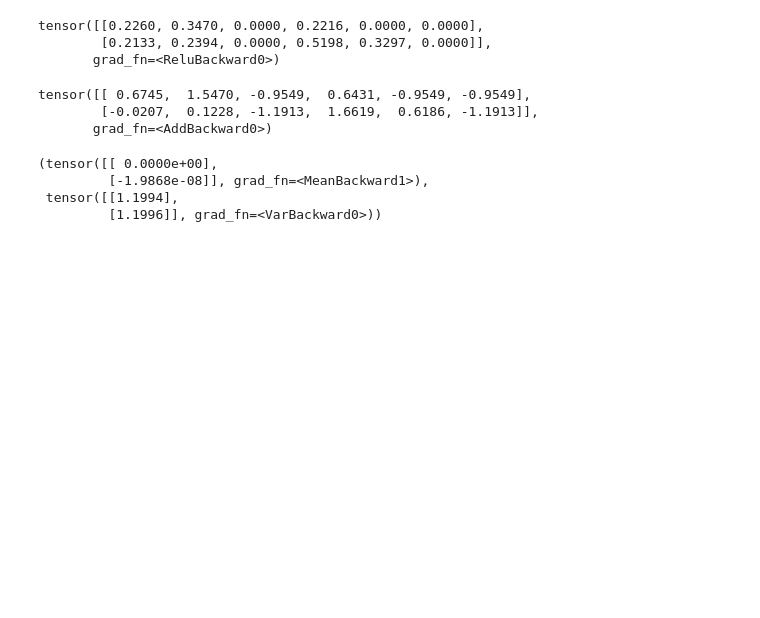
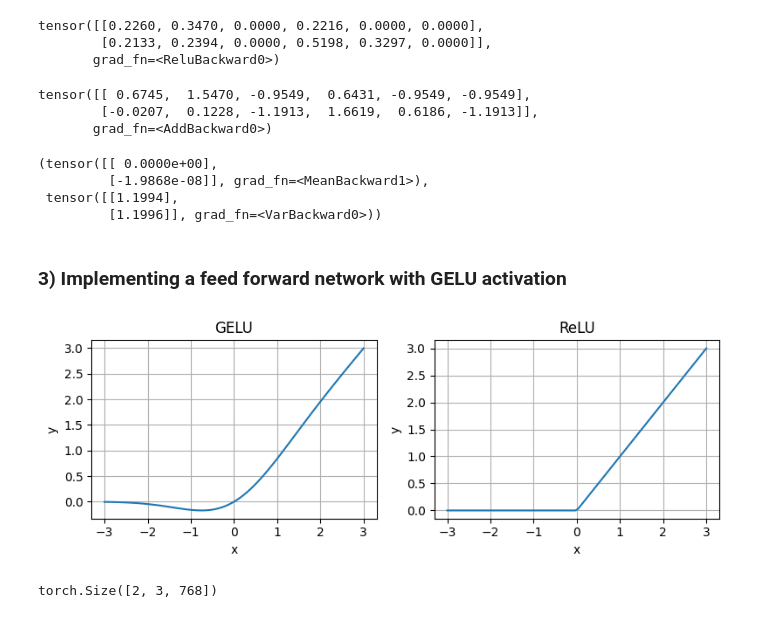
Before and after one commit to Mkoek213/LLM_from_scratch, a Jupyter notebook: notebooks/chapter04.ipynb, the cells around one changed output. Drawn from its saved outputs; the diff is of its cells as text; code cells hidden in the pictures; blank space fills up the shorter version.

Commit message:
implemented feed forward network with GELU activation

```diff
--- a/notebooks/chapter04.ipynb
+++ b/notebooks/chapter04.ipynb
@@ -151,3 +151,34 @@ outputs_normed.mean(dim=-1, keepdim=True), outputs_normed.var(dim=-1, keepdim=Tr
          [-1.9868e-08]], grad_fn=<MeanBackward1>),
  tensor([[1.1994],
          [1.1996]], grad_fn=<VarBackward0>))
+# %% [markdown]
+### 3) Implementing a feed forward network with GELU activation
+# %%
+class GELU(nn.Module):
+    def __init__(self):
+        super().__init__()
+
+    def forward(self, x):
+        return 0.5 * x * (1 + torch.tanh(torch.sqrt(torch.tensor(2 / torch.pi)) * (x + 0.044715 * torch.pow(x, 3))))
+# %%
+import matplotlib.pyplot as plt
+import numpy as np
+
+gelu, relu = GELU(), nn.ReLU()
+
+x = torch.linspace(-3, 3, 100)
+y_gelu, y_relu = gelu(x), relu(x)
+
+plt.figure(figsize=(8, 3))
+for i, (y, label) in enumerate(zip([y_gelu, y_relu], ["GELU", "ReLU"]), 1):
+    plt.subplot(1, 2, i)
+    plt.plot(x.numpy(), y.numpy())
+    plt.title(label)
+    plt.xlabel("x")
+    plt.ylabel("y")
+    plt.grid(True)
+
+plt.tight_layout()
+plt.show()
+# %% [output]
+[figure, added]
@@ -153,0 +199,5 @@ outputs_normed.mean(dim=-1, keepdim=True), outputs_normed.var(dim=-1, keepdim=Tr
+# %%
+x = torch.rand(2, 3, 768)
+ffn(x).shape
+# %% [output]
+torch.Size([2, 3, 768])
```
Also changed, not shown: parts of 3 cells of this notebook, 1 other file.
